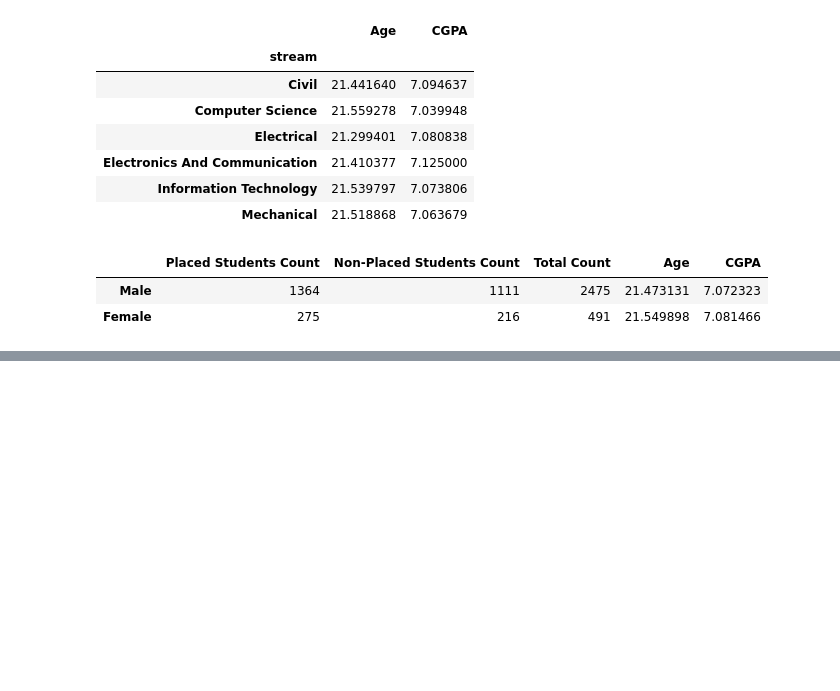
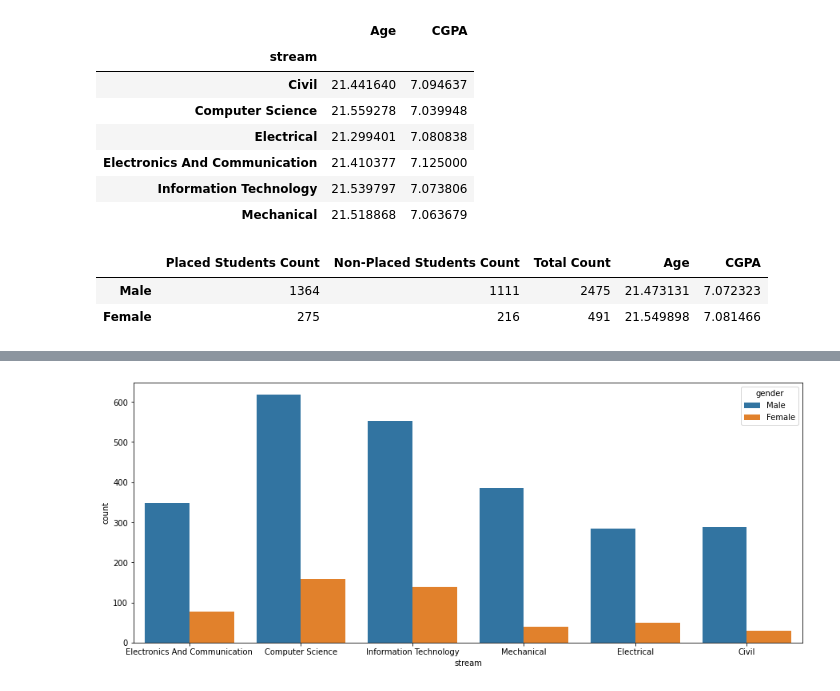
Before and after one commit to connorfarrell7/Group4_Project, a Jupyter notebook: Student_Placement_Records_EDA.ipynb, the cells around one changed output, grey strips where cells are left out. Saved outputs shown, nothing was run; the diff lists cells and outputs as text; code cells hidden in the pictures; blank space fills up the shorter version.

```diff
--- a/Student_Placement_Records_EDA.ipynb
+++ b/Student_Placement_Records_EDA.ipynb
@@ -137,0 +188,6 @@ df
+# %%
+# Plotting the number of studenst based on stream and gender
+sns.countplot(data= student_df, x = 'stream', orient='v', hue='gender')
+plt.gcf().set_size_inches(15, 6)
+# %% [output]
+[figure, added]
```
Also changed, not shown: parts of 13 cells of this notebook.
